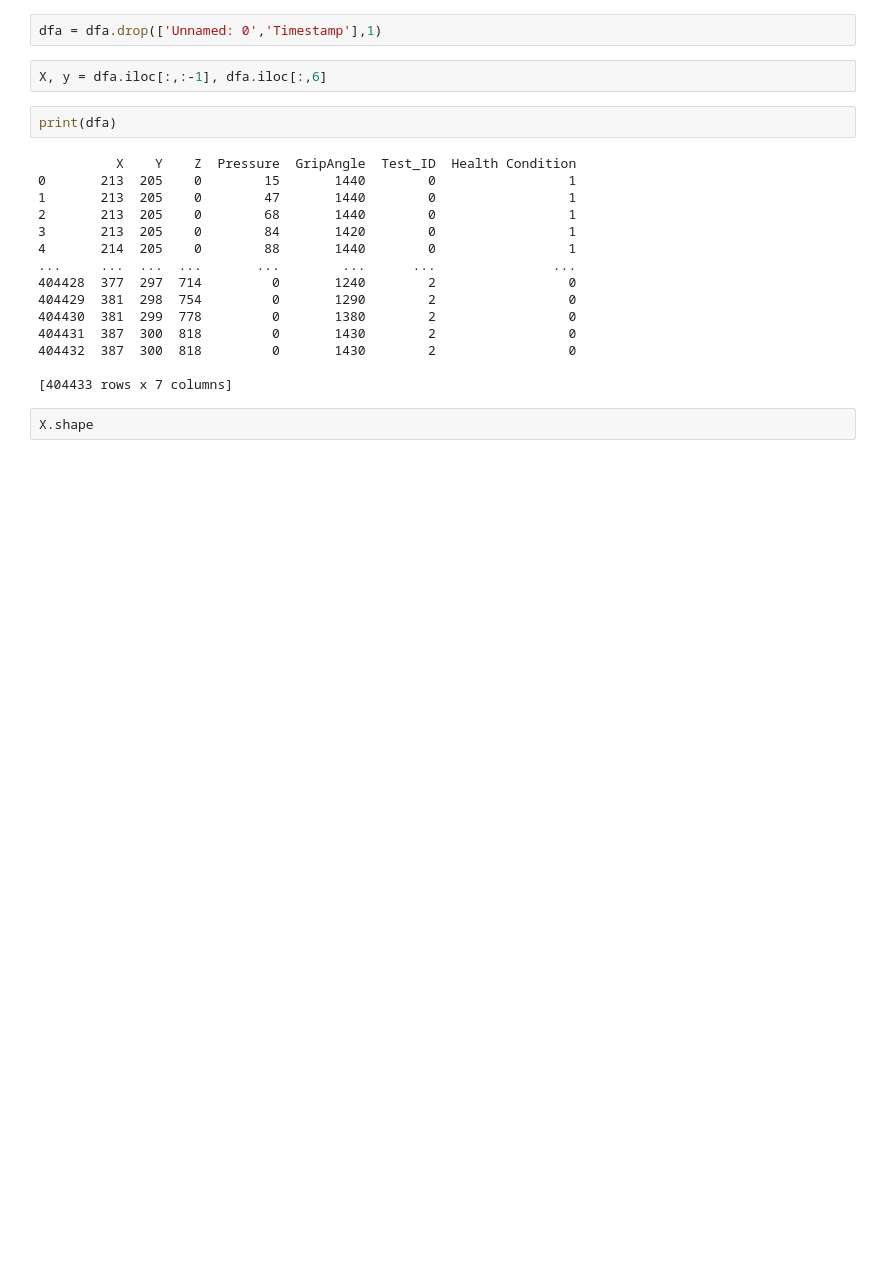
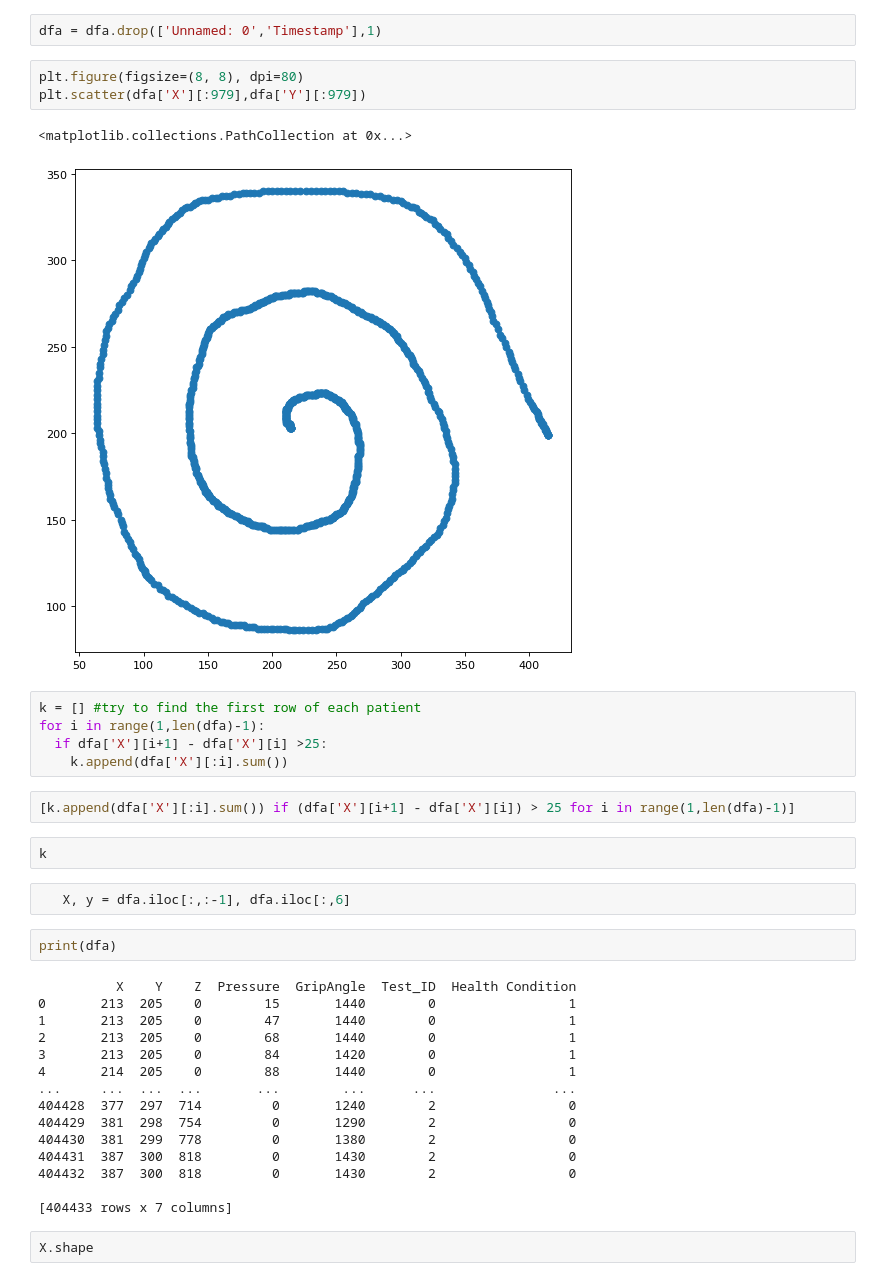
Before and after one commit to remre/StriveSchool-ai, a Jupyter notebook: week5featureeng/day9timeseries/parkinsonStrive.ipynb, the cells around one changed output. Saved outputs shown, nothing was run; the diff lists cells and outputs as text; blank space fills up the shorter version.

```diff
--- a/week5featureeng/day9timeseries/parkinsonStrive.ipynb
+++ b/week5featureeng/day9timeseries/parkinsonStrive.ipynb
@@ -94,7 +86,22 @@ df_cont
 # %%
 dfa = dfa.drop(['Unnamed: 0','Timestamp'],1)
+# %%
+plt.figure(figsize=(8, 8), dpi=80)
+plt.scatter(dfa['X'][:979],dfa['Y'][:979])
+# %% [output]
+<matplotlib.collections.PathCollection at 0x...>
+[figure, added]
+# %%
+k = [] #try to find the first row of each patient
+for i in range(1,len(dfa)-1):
+  if dfa['X'][i+1] - dfa['X'][i] >25:
+    k.append(dfa['X'][:i].sum())
+# %%
+[k.append(dfa['X'][:i].sum()) if (dfa['X'][i+1] - dfa['X'][i]) > 25 for i in range(1,len(dfa)-1)]
+# %%
+k
 # %%
-X, y = dfa.iloc[:,:-1], dfa.iloc[:,6]
+   X, y = dfa.iloc[:,:-1], dfa.iloc[:,6]
 # %%
 print(dfa)
 # %% [output]
```
Also changed, not shown: parts of 4 cells of this notebook.
